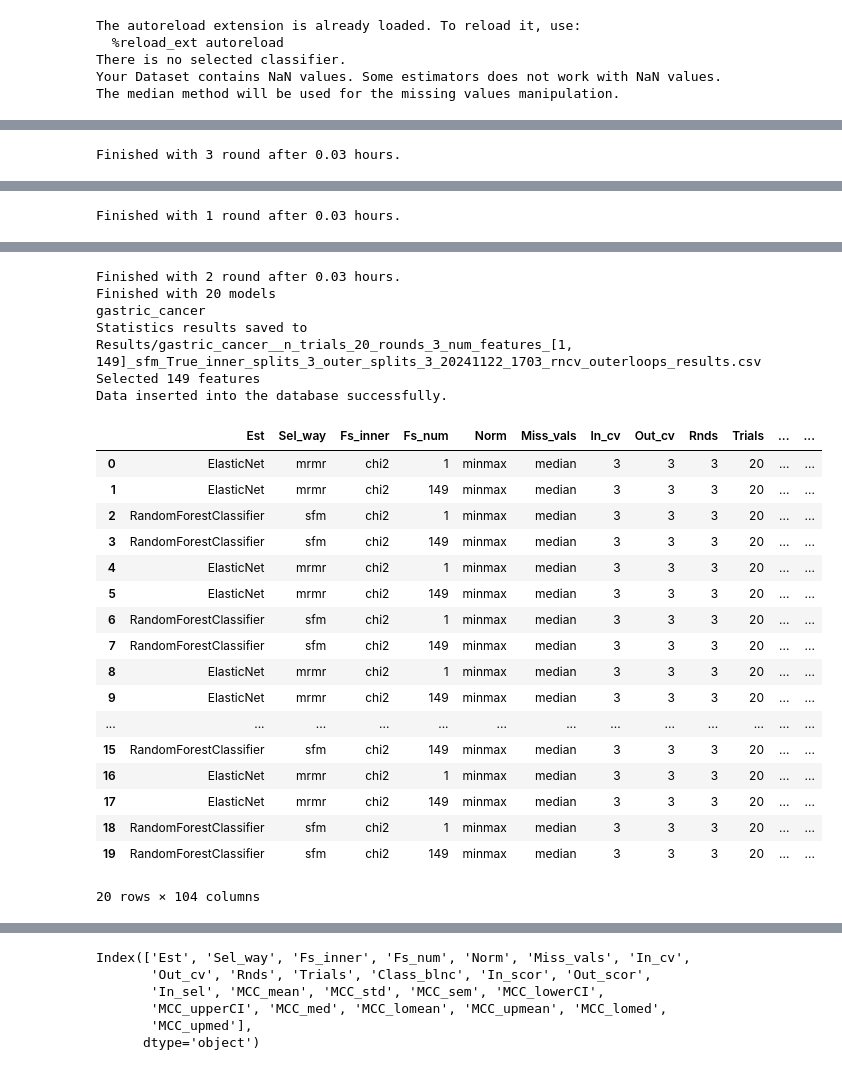
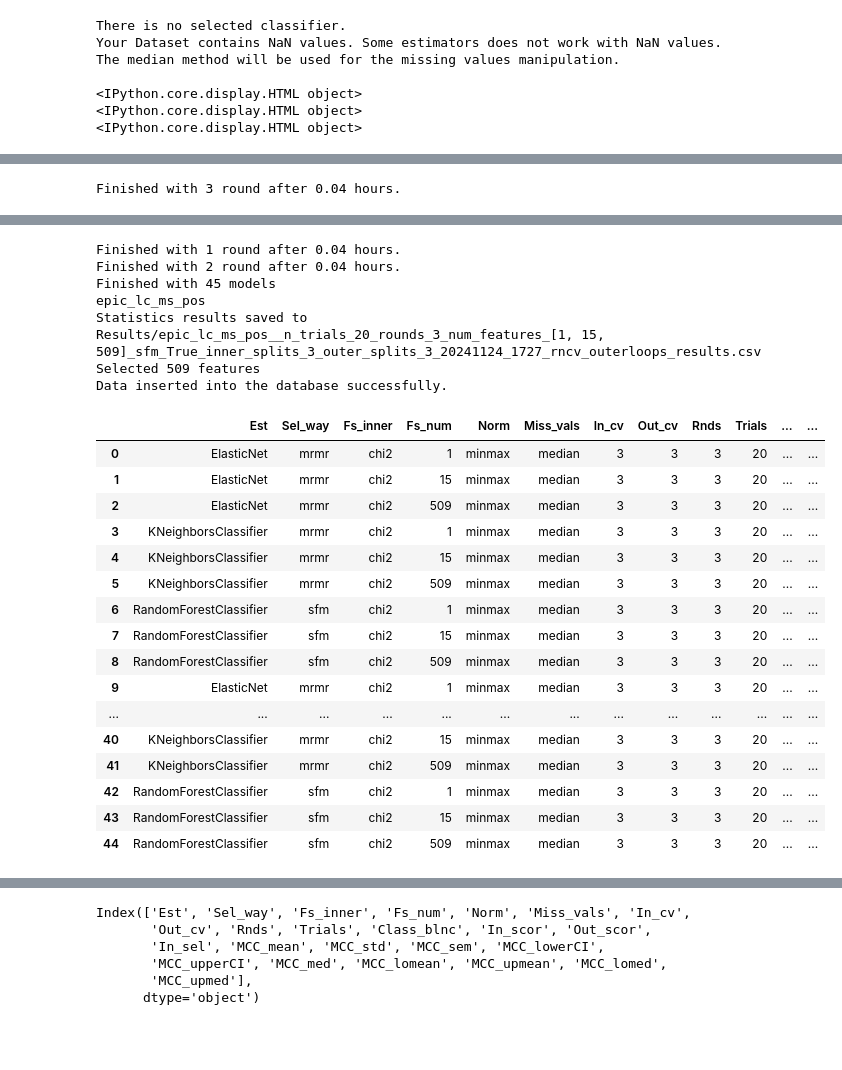
Before and after one commit to costasmexis/AI4META, a Jupyter notebook: test_pipeline.ipynb, the cells around one changed output, grey strips where cells are left out. Drawn from its saved outputs; the diff is of its cells as text; code cells hidden in the pictures; blank space fills up the shorter version.

```diff
--- a/test_pipeline.ipynb
+++ b/test_pipeline.ipynb
@@ -7,8 +7,8 @@ from dataloader.eda import DataExplorer
 %autoreload 2
 %matplotlib inline
 
-csv_dir = 'data/gastric_cancer.csv'
-label = 'Class'
+csv_dir = 'data/epic_lc_ms_pos.csv'
+label = 'group'
 
 mlpipe = MLPipelines(label=label, csv_dir=csv_dir)
 
@@ -17,6 +17,6 @@ mlpipe = MLPipelines(label=label, csv_dir=csv_dir)
 # filter_csv = {'MCC_mean':{'h': 0}}
 
 # df = mlpipe.nested_cv(parallel = 'freely_parallel', rounds=3,n_trials=20,outer_splits=3,inner_splits=3,num_features=1, sfm=True, search_on=[ 'RandomForestClassifier'],info_to_db=True)
-mlpipe.nested_cv( rounds=3,n_trials=20,outer_splits=3,inner_splits=3,parallel='freely_parallel',num_features=[1,mlpipe.X.shape[1]], sfm=True, search_on=['ElasticNet','RandomForestClassifier'], info_to_db=True)
+mlpipe.nested_cv(rounds=3,n_trials=20,outer_splits=3,inner_splits=3,parallel='freely_parallel',num_features=[1,15,mlpipe.X.shape[1]], sfm=True, search_on=['ElasticNet','RandomForestClassifier', 'KNeighborsClassifier'], info_to_db=True)
 # mlpipe.rcv_accel(rounds=3,splits=5,num_features=[1,mlpipe.X.shape[1]], sfm=True, search_on=['RandomForestClassifier','ElasticNet'], info_to_db=True)
 # %% [output]
@@ -23,5 +24,7 @@ mlpipe.nested_cv( rounds=3,n_trials=20,outer_splits=3,inner_splits=3,parallel='f
-The autoreload extension is already loaded. To reload it, use:
-  %reload_ext autoreload
 There is no selected classifier.
 Your Dataset contains NaN values. Some estimators does not work with NaN values.
 The median method will be used for the missing values manipulation.
+
+<IPython.core.display.HTML object>
+<IPython.core.display.HTML object>
+<IPython.core.display.HTML object>
@@ -36 +41 @@ Outer fold of 3 round:100% |█████████████| Elapsed Tim
-Finished with 3 round after 0.03 hours.
+Finished with 3 round after 0.04 hours.
@@ -39 +44,24 @@ Outer fold of 1 round:100% |█████████████| Elapsed Tim
-Finished with 1 round after 0.03 hours.
+Finished with 1 round after 0.04 hours.
+Finished with 2 round after 0.04 hours.
+Finished with 45 models
+epic_lc_ms_pos
+Statistics results saved to Results/epic_lc_ms_pos__n_trials_20_rounds_3_num_features_[1, 15, 509]_sfm_True_inner_splits_3_outer_splits_3_20241124_1727_rncv_outerloops_results.csv
+Selected 509 features
+Data inserted into the database successfully.
+|  | Est | Sel_way | Fs_inner | Fs_num | Norm | Miss_vals | In_cv | Out_cv | Rnds | Trials | ... | ... |
+| 0 | ElasticNet | mrmr | chi2 | 1 | minmax | median | 3 | 3 | 3 | 20 | ... | ... |
+| 1 | ElasticNet | mrmr | chi2 | 15 | minmax | median | 3 | 3 | 3 | 20 | ... | ... |
+| 2 | ElasticNet | mrmr | chi2 | 509 | minmax | median | 3 | 3 | 3 | 20 | ... | ... |
+| 3 | KNeighborsClassifier | mrmr | chi2 | 1 | minmax | median | 3 | 3 | 3 | 20 | ... | ... |
+| 4 | KNeighborsClassifier | mrmr | chi2 | 15 | minmax | median | 3 | 3 | 3 | 20 | ... | ... |
+| 5 | KNeighborsClassifier | mrmr | chi2 | 509 | minmax | median | 3 | 3 | 3 | 20 | ... | ... |
+| 6 | RandomForestClassifier | sfm | chi2 | 1 | minmax | median | 3 | 3 | 3 | 20 | ... | ... |
+| 7 | RandomForestClassifier | sfm | chi2 | 15 | minmax | median | 3 | 3 | 3 | 20 | ... | ... |
+| 8 | RandomForestClassifier | sfm | chi2 | 509 | minmax | median | 3 | 3 | 3 | 20 | ... | ... |
+| 9 | ElasticNet | mrmr | chi2 | 1 | minmax | median | 3 | 3 | 3 | 20 | ... | ... |
+| ... | ... | ... | ... | ... | ... | ... | ... | ... | ... | ... | ... | ... |
+| 40 | KNeighborsClassifier | mrmr | chi2 | 15 | minmax | median | 3 | 3 | 3 | 20 | ... | ... |
+| 41 | KNeighborsClassifier | mrmr | chi2 | 509 | minmax | median | 3 | 3 | 3 | 20 | ... | ... |
+| 42 | RandomForestClassifier | sfm | chi2 | 1 | minmax | median | 3 | 3 | 3 | 20 | ... | ... |
+| 43 | RandomForestClassifier | sfm | chi2 | 15 | minmax | median | 3 | 3 | 3 | 20 | ... | ... |
+| 44 | RandomForestClassifier | sfm | chi2 | 509 | minmax | median | 3 | 3 | 3 | 20 | ... | ... |
@@ -42,24 +68,0 @@ Outer fold of 2 round:100% |█████████████| Elapsed Tim
-Finished with 2 round after 0.03 hours.
-Finished with 20 models
-gastric_cancer
-Statistics results saved to Results/gastric_cancer__n_trials_20_rounds_3_num_features_[1, 149]_sfm_True_inner_splits_3_outer_splits_3_20241122_1703_rncv_outerloops_results.csv
-Selected 149 features
-Data inserted into the database successfully.
-|  | Est | Sel_way | Fs_inner | Fs_num | Norm | Miss_vals | In_cv | Out_cv | Rnds | Trials | ... | ... |
-| 0 | ElasticNet | mrmr | chi2 | 1 | minmax | median | 3 | 3 | 3 | 20 | ... | ... |
-| 1 | ElasticNet | mrmr | chi2 | 149 | minmax | median | 3 | 3 | 3 | 20 | ... | ... |
-| 2 | RandomForestClassifier | sfm | chi2 | 1 | minmax | median | 3 | 3 | 3 | 20 | ... | ... |
-| 3 | RandomForestClassifier | sfm | chi2 | 149 | minmax | median | 3 | 3 | 3 | 20 | ... | ... |
-| 4 | ElasticNet | mrmr | chi2 | 1 | minmax | median | 3 | 3 | 3 | 20 | ... | ... |
-| 5 | ElasticNet | mrmr | chi2 | 149 | minmax | median | 3 | 3 | 3 | 20 | ... | ... |
-| 6 | RandomForestClassifier | sfm | chi2 | 1 | minmax | median | 3 | 3 | 3 | 20 | ... | ... |
-| 7 | RandomForestClassifier | sfm | chi2 | 149 | minmax | median | 3 | 3 | 3 | 20 | ... | ... |
-| 8 | ElasticNet | mrmr | chi2 | 1 | minmax | median | 3 | 3 | 3 | 20 | ... | ... |
-| 9 | ElasticNet | mrmr | chi2 | 149 | minmax | median | 3 | 3 | 3 | 20 | ... | ... |
-| ... | ... | ... | ... | ... | ... | ... | ... | ... | ... | ... | ... | ... |
-| 15 | RandomForestClassifier | sfm | chi2 | 149 | minmax | median | 3 | 3 | 3 | 20 | ... | ... |
-| 16 | ElasticNet | mrmr | chi2 | 1 | minmax | median | 3 | 3 | 3 | 20 | ... | ... |
-| 17 | ElasticNet | mrmr | chi2 | 149 | minmax | median | 3 | 3 | 3 | 20 | ... | ... |
-| 18 | RandomForestClassifier | sfm | chi2 | 1 | minmax | median | 3 | 3 | 3 | 20 | ... | ... |
-| 19 | RandomForestClassifier | sfm | chi2 | 149 | minmax | median | 3 | 3 | 3 | 20 | ... | ... |
-20 rows × 104 columns
```
Also changed, not shown: parts of 2 cells of this notebook, 2 other files.
